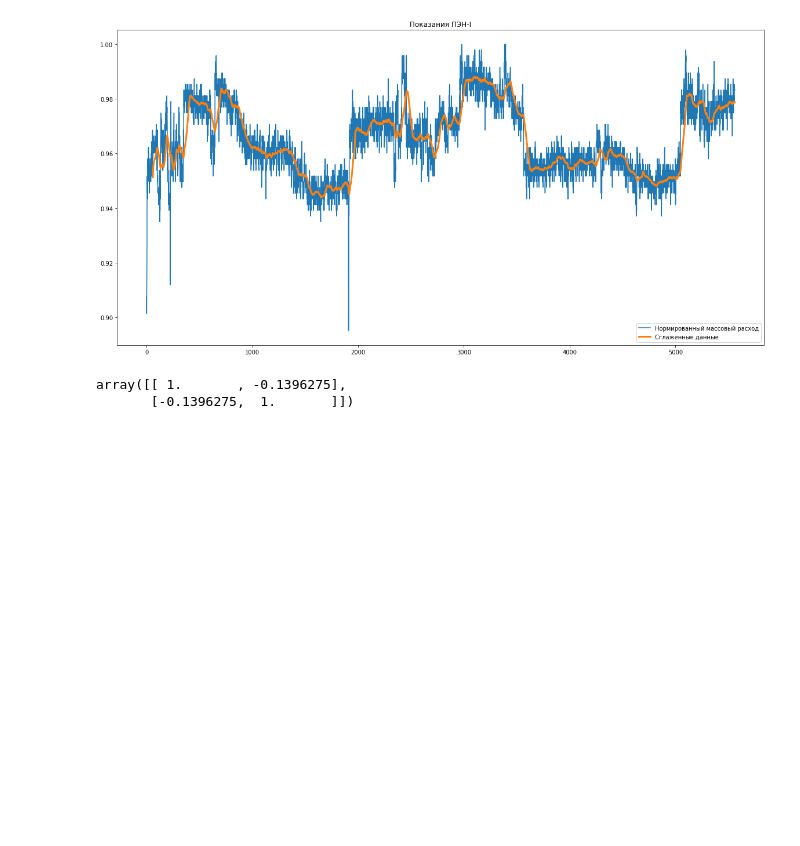
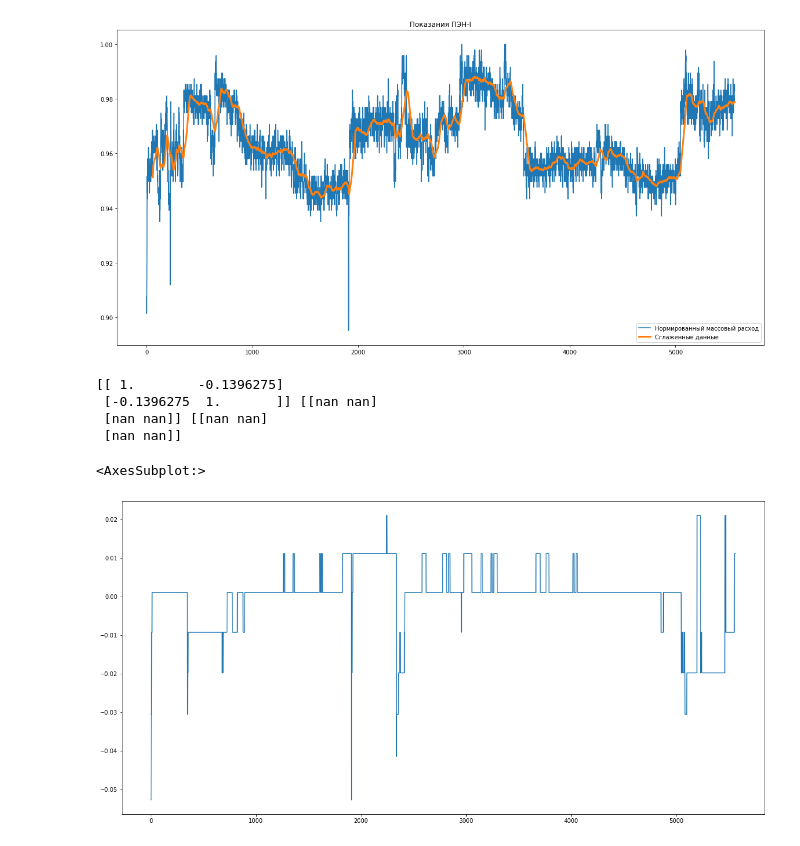
Before and after one commit to edodo1337/diplom, a Jupyter notebook: Диплом.ipynb, the cells around one changed output. Cells and saved outputs as stored; diff of their text form; code cells hidden in the pictures; blank space fills up the shorter version.

```diff
--- a/Диплом.ipynb
+++ b/Диплом.ipynb
@@ -328,5 +332,16 @@ norm_pump_1_eff = (filtred_df['pump_1_eff']-filtred_df['pump_1_eff'].mean())/fil
-# %%
-np.corrcoef(norm_pump_1_in.to_numpy()[:], norm_pump_1_eff.to_numpy()[:])
-# %% [output]
-array([[ 1.       , -0.1396275],
-       [-0.1396275,  1.       ]])
+# %%
+corr1 = np.corrcoef(norm_pump_1_in.to_numpy()[:], norm_pump_1_eff.to_numpy()[:])
+corr2 = np.corrcoef(norm_pump_2_in.to_numpy()[:], norm_pump_2_eff.to_numpy()[:])
+corr3 = np.corrcoef(norm_pump_3_in.to_numpy()[:], norm_pump_3_eff.to_numpy()[:])
+
+print(corr1, corr2, corr3)
+# %% [output]
+[[ 1.        -0.1396275]
+ [-0.1396275  1.       ]] [[nan nan]
+ [nan nan]] [[nan nan]
+ [nan nan]]
+# %%
+norm_pump_1_in.plot()
+# %% [output]
+<AxesSubplot:>
+[figure, added]
```
Also changed, not shown: parts of 3 cells of this notebook, 1 other file.
